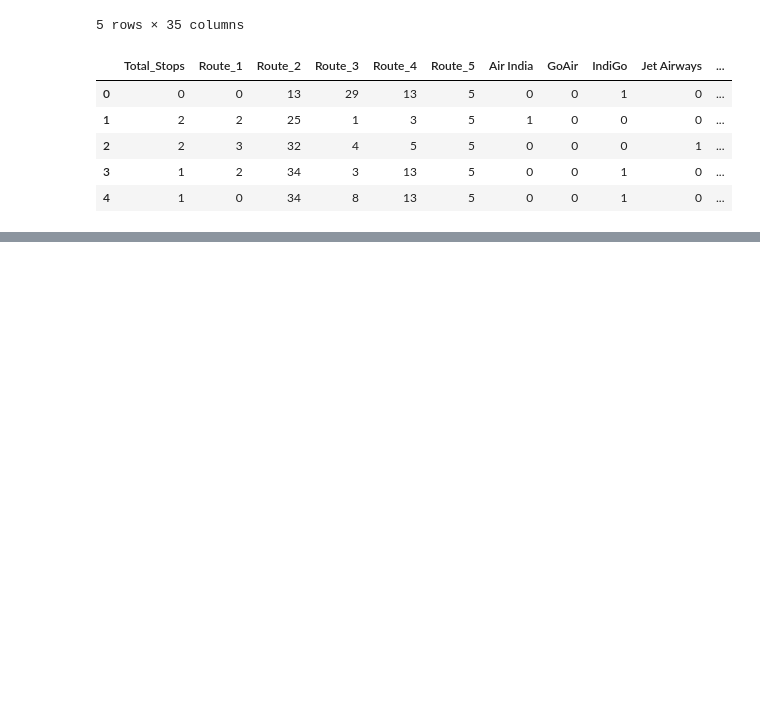
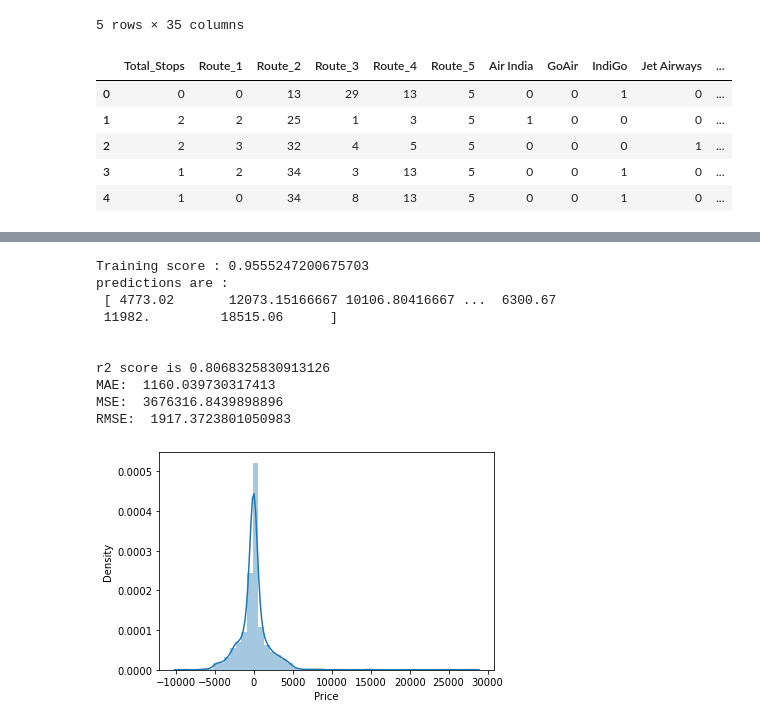
Before and after one commit to purnenduvashistha/Airline-tickets, a Jupyter notebook: Airline_tickets.ipynb, the cells around one changed output, grey strips where cells are left out. Drawn from its saved outputs; the diff is of its cells as text; code cells hidden in the pictures; blank space fills up the shorter version.

Commit message:
Saved the model using pickle

```diff
--- a/Airline_tickets.ipynb
+++ b/Airline_tickets.ipynb
@@ -588,15 +505,0 @@ from sklearn import metric
-# %%
-def predict(ml_model):
-    model=ml_model.fit(X_train, y_train)
-    print('Training score : {}'.format(model.score(X_train,y_train)))
-    y_prediction=model.predict(X_test)
-    print('predictions are : \n {}'.format(y_prediction))
-    print('\n')
-    r2_score=metrics.r2_score(y_test, y_prediction)
-    print('r2 score is {}'.format(r2_score))
-
-    print('MAE: ', metrics.mean_absolute_error(y_test,y_prediction))
-    print('MSE: ', metrics.mean_squared_error(y_test,y_prediction))
-    print('RMSE: ', np.sqrt(metrics.mean_squared_error(y_test,y_prediction)))
-
-    sns.distplot(y_test-y_prediction)
@@ -617,0 +589,20 @@ RMSE:  1911.9578679436422
+# %%
+def predict(ml_model,dump):
+    model=ml_model.fit(X_train, y_train)
+    print('Training score : {}'.format(model.score(X_train,y_train)))
+    y_prediction=model.predict(X_test)
+    print('predictions are : \n {}'.format(y_prediction))
+    print('\n')
+    r2_score=metrics.r2_score(y_test, y_prediction)
+    print('r2 score is {}'.format(r2_score))
+
+    print('MAE: ', metrics.mean_absolute_error(y_test,y_prediction))
+    print('MSE: ', metrics.mean_squared_error(y_test,y_prediction))
+    print('RMSE: ', np.sqrt(metrics.mean_squared_error(y_test,y_prediction)))
+
+    sns.distplot(y_test-y_prediction)
+
+    #dumping model
+    if dump==1:
+        file=open('C:/Users/mailt/OneDrive/Documents/ML Projects/Airline-tickets/model.pkl','wb')
+        pickle.dump(model,file)
@@ -617,0 +611,14 @@ RMSE:  1911.9578679436422
+# %%
+predict(RandomForestRegressor(),1)
+# %% [output]
+Training score : 0.9555247200675703
+predictions are :
+ [ 4773.02       12073.15166667 10106.80416667 ...  6300.67
+ 11982.         18515.06      ]
+
+
+r2 score is 0.8068325830913126
+MAE:  1160.039730317413
+MSE:  3676316.8439898896
+RMSE:  1917.3723801050983
+[figure, added]
```
Also changed, not shown: parts of 33 cells of this notebook, 1 other file.
